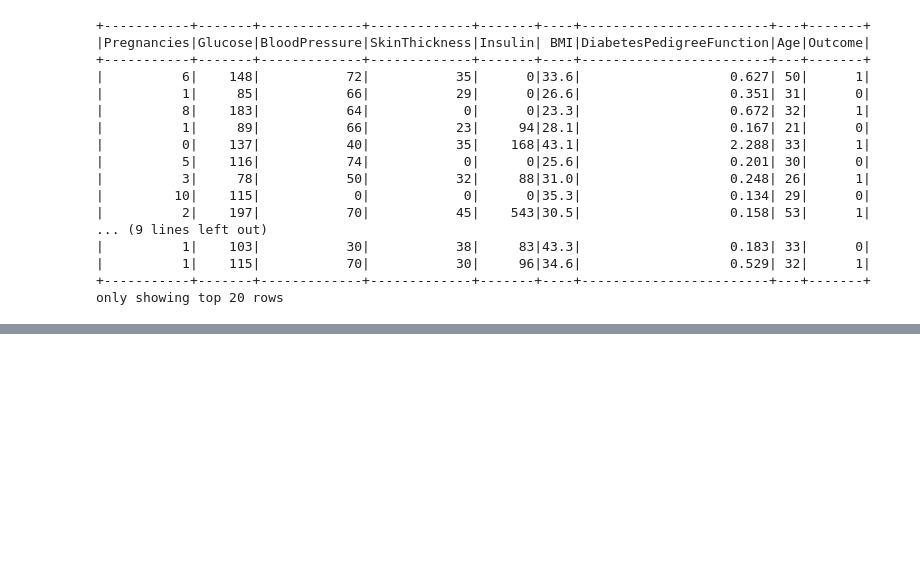
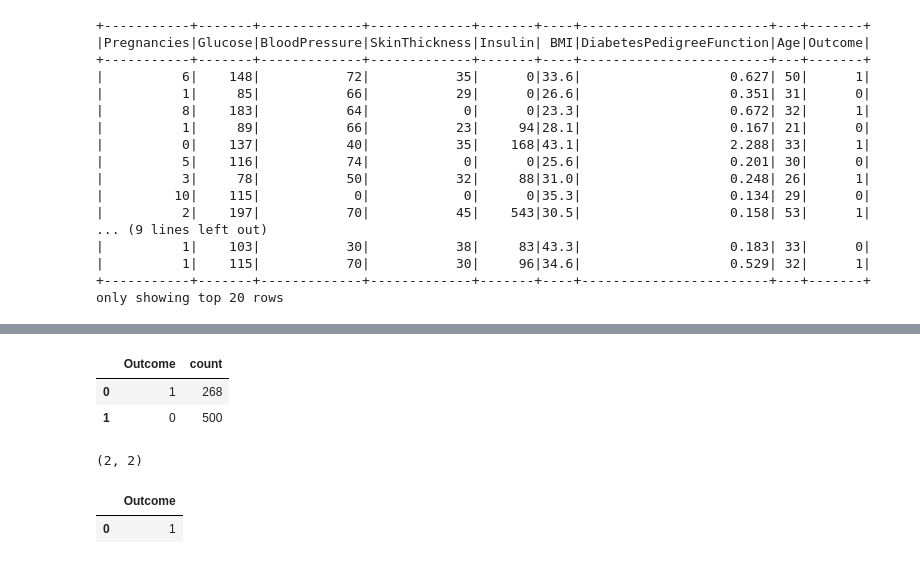
Before and after one commit to ibkya/Analysing-Big-Data-with-Apache-Spark, a Jupyter notebook: big-data-analysis-w-spark.ipynb, the cells around one changed output, grey strips where cells are left out. Cells and saved outputs as stored; diff of their text form; code cells hidden in the pictures; blank space fills up the shorter version.

```diff
--- a/big-data-analysis-w-spark.ipynb
+++ b/big-data-analysis-w-spark.ipynb
@@ -374,0 +548,15 @@ only showing top 20 rows
+# %%
+a
+# %% [output]
+|  | Outcome | count |
+| 0 | 1 | 268 |
+| 1 | 0 | 500 |
+# %%
+a.shape
+# %% [output]
+(2, 2)
+# %%
+a.iloc[0:1,0:1]
+# %% [output]
+|  | Outcome |
+| 0 | 1 |
```
Also changed, not shown: parts of 21 cells of this notebook.
